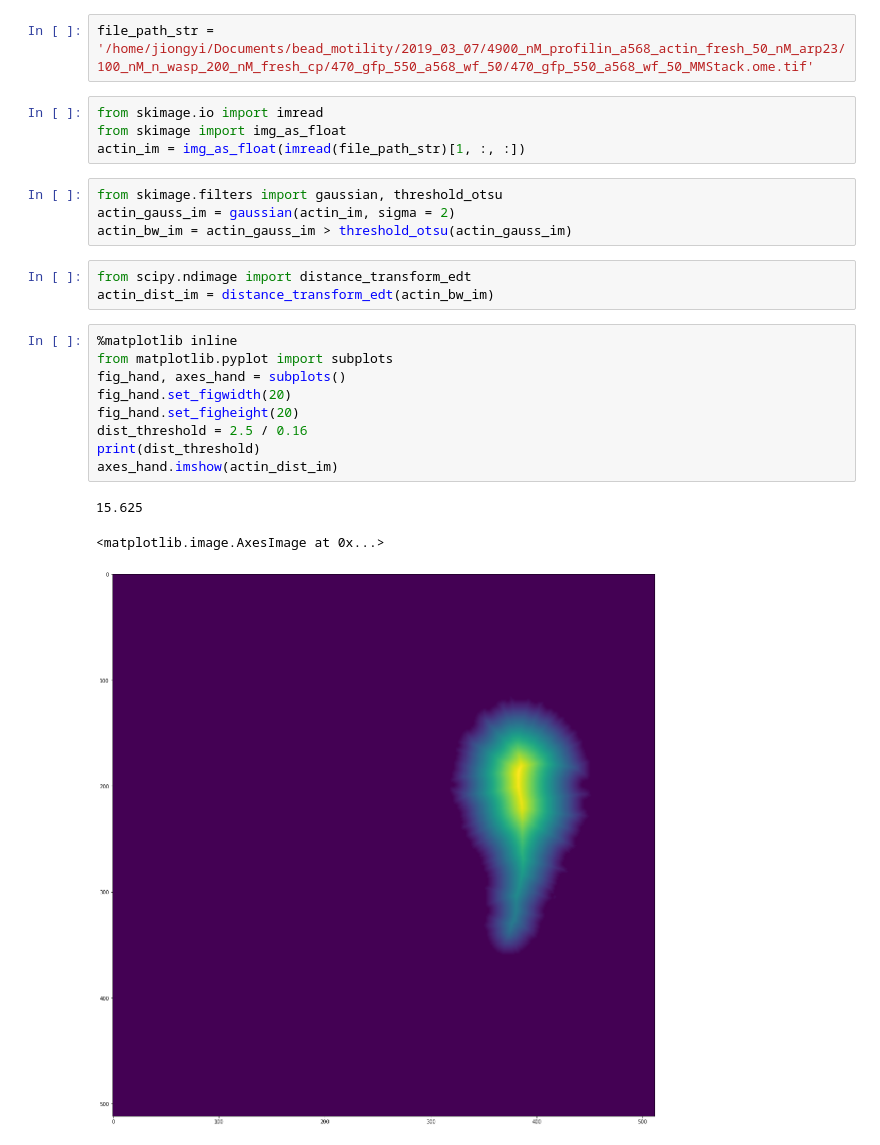
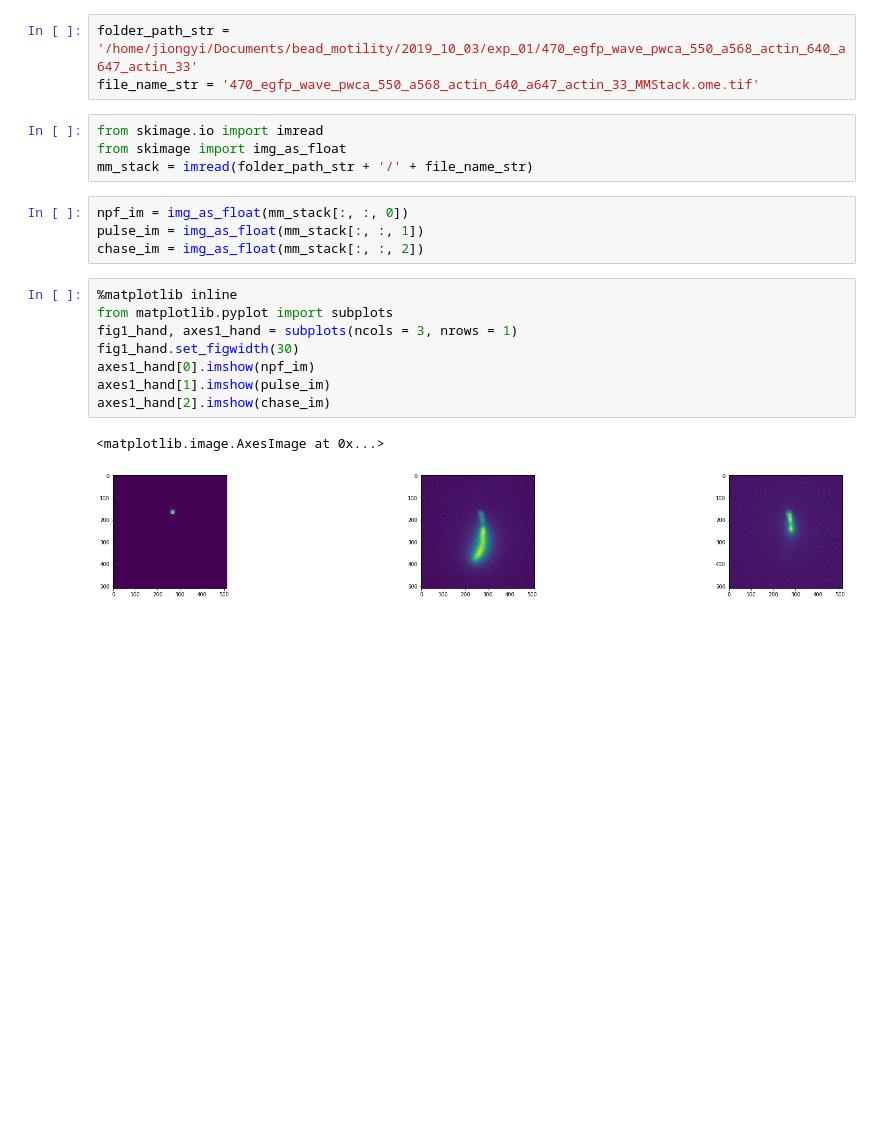
Before and after one commit to jiongyi/postdoc, a Jupyter notebook: actin_assembly/bead_motility/segment_comet_tail.ipynb, the cells around one changed output. Drawn from its saved outputs; the diff is of its cells as text; blank space fills up the shorter version.

Commit message:
Analyzed WAVE and N-WASP data

```diff
--- a/actin_assembly/bead_motility/segment_comet_tail.ipynb
+++ b/actin_assembly/bead_motility/segment_comet_tail.ipynb
@@ -1,26 +1,22 @@
 # %%
-file_path_str = '/home/jiongyi/Documents/bead_motility/2019_03_07/4900_nM_profilin_a568_actin_fresh_50_nM_arp23/100_nM_n_wasp_200_nM_fresh_cp/470_gfp_550_a568_wf_50/470_gfp_550_a568_wf_50_MMStack.ome.tif'
+folder_path_str = '/home/jiongyi/Documents/bead_motility/2019_10_03/exp_01/470_egfp_wave_pwca_550_a568_actin_640_a647_actin_33'
+file_name_str = '470_egfp_wave_pwca_550_a568_actin_640_a647_actin_33_MMStack.ome.tif'
 # %%
 from skimage.io import imread
 from skimage import img_as_float
-actin_im = img_as_float(imread(file_path_str)[1, :, :])
+mm_stack = imread(folder_path_str + '/' + file_name_str)
-# %%
-from skimage.filters import gaussian, threshold_otsu
-actin_gauss_im = gaussian(actin_im, sigma = 2)
-actin_bw_im = actin_gauss_im > threshold_otsu(actin_gauss_im)
-# %%
-from scipy.ndimage import distance_transform_edt
-actin_dist_im = distance_transform_edt(actin_bw_im)
-# %%
-%matplotlib inline
-from matplotlib.pyplot import subplots
-fig_hand, axes_hand = subplots()
-fig_hand.set_figwidth(20)
-fig_hand.set_figheight(20)
-dist_threshold = 2.5 / 0.16
-print(dist_threshold)
-axes_hand.imshow(actin_dist_im)
-# %% [output]
-15.625
-<matplotlib.image.AxesImage at 0x...>
-[figure, removed]
+# %%
+npf_im = img_as_float(mm_stack[:, :, 0])
+pulse_im = img_as_float(mm_stack[:, :, 1])
+chase_im = img_as_float(mm_stack[:, :, 2])
+# %%
+%matplotlib inline
+from matplotlib.pyplot import subplots
+fig1_hand, axes1_hand = subplots(ncols = 3, nrows = 1)
+fig1_hand.set_figwidth(30)
+axes1_hand[0].imshow(npf_im)
+axes1_hand[1].imshow(pulse_im)
+axes1_hand[2].imshow(chase_im)
+# %% [output]
+<matplotlib.image.AxesImage at 0x...>
+[figure, added]
```
Also changed, not shown: parts of 1 cell of this notebook, 2 other files.
